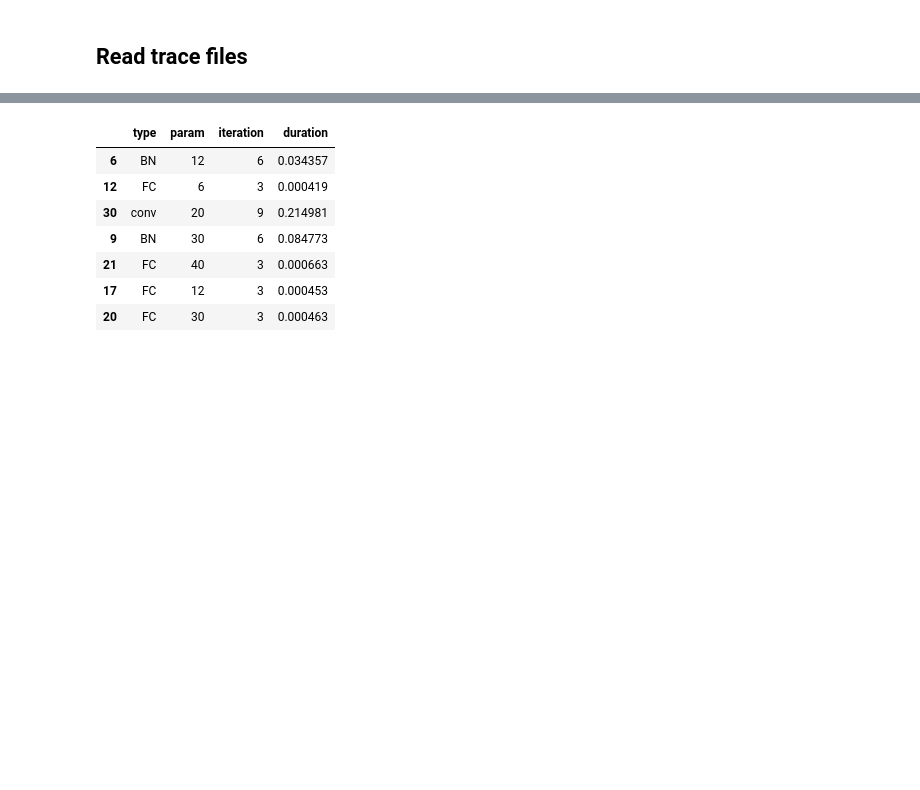
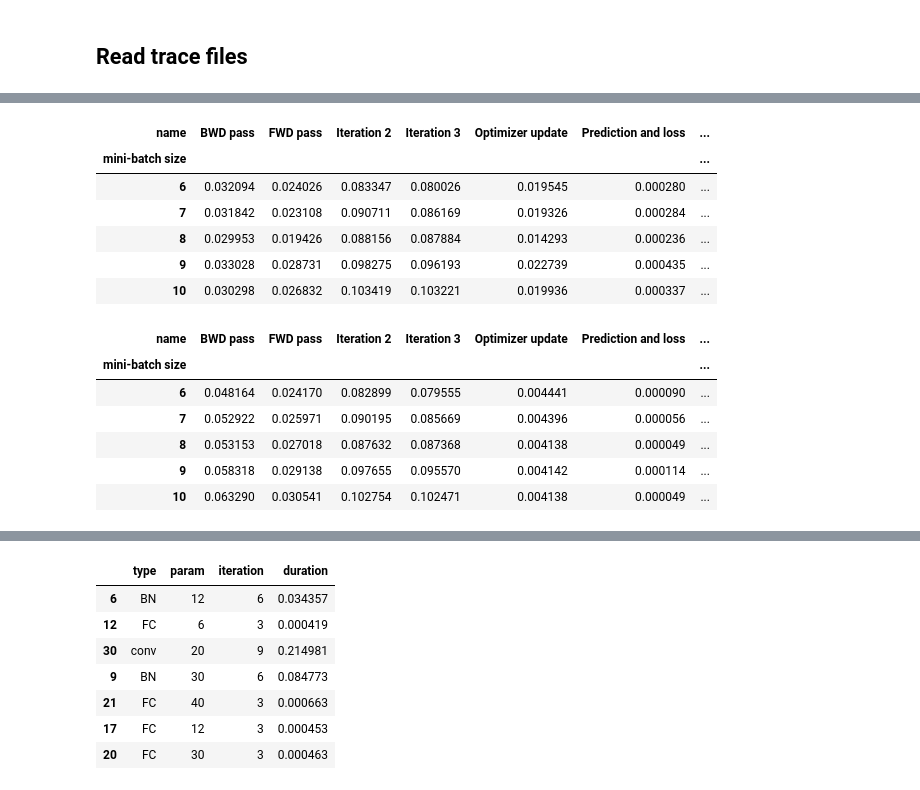
Before and after one commit to pyotr777/nsystraceparser, a Jupyter notebook: aggregateTimeFromMultipleTraces-pytorchResnet50_DLserver_20200803.ipynb, the cells around one changed output, grey strips where cells are left out. Drawn from its saved outputs; the diff is of its cells as text; code cells hidden in the pictures; blank space fills up the shorter version.

```diff
--- a/aggregateTimeFromMultipleTraces-pytorchResnet50_DLserver_20200803.ipynb
+++ b/aggregateTimeFromMultipleTraces-pytorchResnet50_DLserver_20200803.ipynb
@@ -136,0 +195,18 @@ NVTX events: ['Iteration 1' 'FWD pass' 'Prediction and loss' 'BWD pass'
+# %%
+# Filter rows by iteration
+# Return True if the row belongs to one of the iteration numbers
+# from iteratilns parameter.
+def filterIterations(row,iterations):
+    s = row['NVTX']
+    if type(s)==float and math.isnan(s):
+        s = row['name']
+    s = s.replace('Iteration','')
+    try:
+        x = int(s)
+    except:
+        print('Cannot convert to int {}.'.format(s))
+        return None
+    if x in iterations:
+#         print('{} is in {}'.format(s, iterations))
+        return True
+    return False
@@ -136,0 +230,28 @@ NVTX events: ['Iteration 1' 'FWD pass' 'Prediction and loss' 'BWD pass'
+# %%
+def aggregateAndPivot(df):
+    df_ = df.copy()
+    df_ = df_.pivot_table(index='mini-batch size', columns = 'name', values = 'duration', aggfunc=np.mean)
+    df_['training operations'] = df_['FWD pass'] + df_['BWD pass'] + df_['Optimizer update'] + df_['Prediction and loss']
+    df_.sort_index(inplace=True)
+    return df_
+
+
+df_cpu = aggregateAndPivot(df_cpu)
+df_gpu = aggregateAndPivot(df_gpu)
+display(df_cpu.head())
+display(df_gpu.head())
+# %% [output]
+| name | BWD pass | FWD pass | Iteration 2 | Iteration 3 | Optimizer update | Prediction and loss | ... |
+| mini-batch size |  |  |  |  |  |  | ... |
+| 6 | 0.032094 | 0.024026 | 0.083347 | 0.080026 | 0.019545 | 0.000280 | ... |
+| 7 | 0.031842 | 0.023108 | 0.090711 | 0.086169 | 0.019326 | 0.000284 | ... |
+| 8 | 0.029953 | 0.019426 | 0.088156 | 0.087884 | 0.014293 | 0.000236 | ... |
+| 9 | 0.033028 | 0.028731 | 0.098275 | 0.096193 | 0.022739 | 0.000435 | ... |
+| 10 | 0.030298 | 0.026832 | 0.103419 | 0.103221 | 0.019936 | 0.000337 | ... |
+| name | BWD pass | FWD pass | Iteration 2 | Iteration 3 | Optimizer update | Prediction and loss | ... |
+| mini-batch size |  |  |  |  |  |  | ... |
+| 6 | 0.048164 | 0.024170 | 0.082899 | 0.079555 | 0.004441 | 0.000090 | ... |
+| 7 | 0.052922 | 0.025971 | 0.090195 | 0.085669 | 0.004396 | 0.000056 | ... |
+| 8 | 0.053153 | 0.027018 | 0.087632 | 0.087368 | 0.004138 | 0.000049 | ... |
+| 9 | 0.058318 | 0.029138 | 0.097655 | 0.095570 | 0.004142 | 0.000114 | ... |
+| 10 | 0.063290 | 0.030541 | 0.102754 | 0.102471 | 0.004138 | 0.000049 | ... |
```
Also changed, not shown: parts of 12 cells of this notebook, 1 other file.
